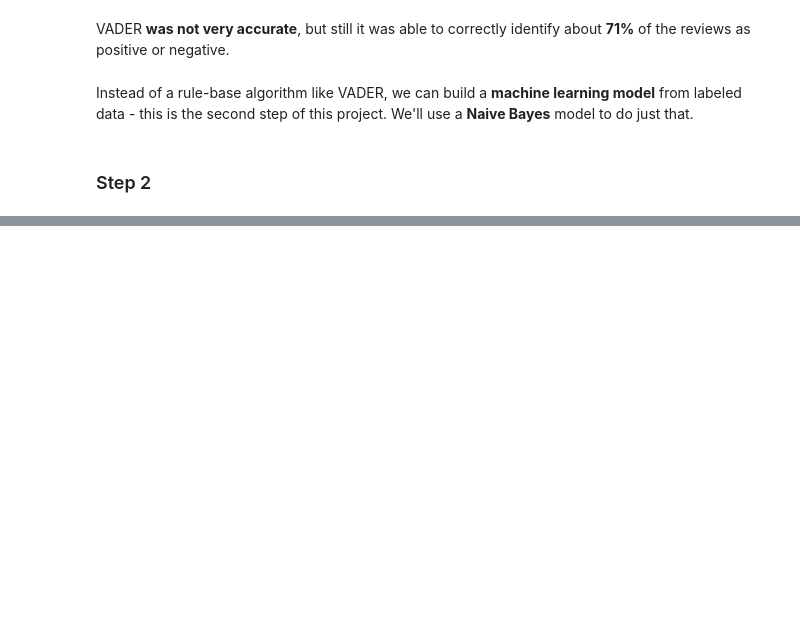
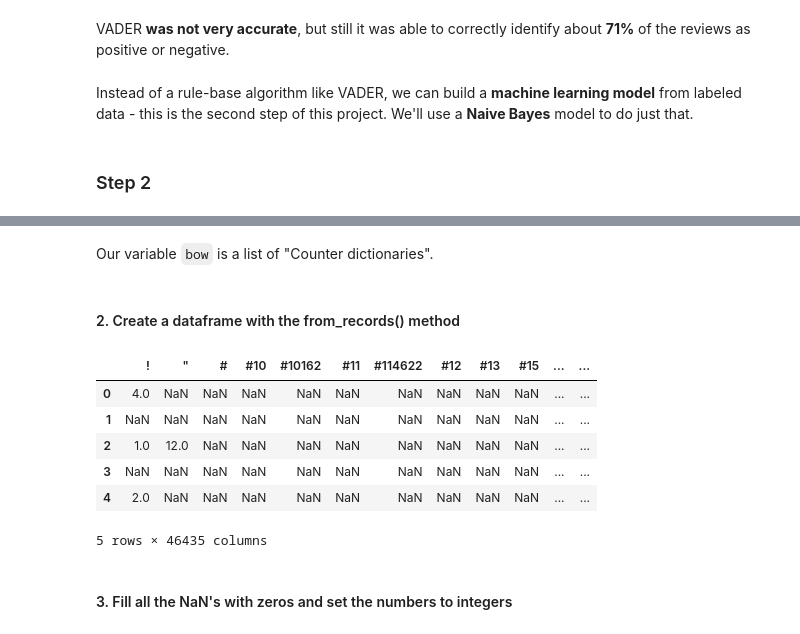
Before and after one commit to j-n-t/natural_language_processing, a Jupyter notebook: Sentiment Analysis.ipynb, the cells around one changed output, grey strips where cells are left out. Drawn from its saved outputs; the diff is of its cells as text; code cells hidden in the pictures; blank space fills up the shorter version.

```diff
--- a/Sentiment Analysis.ipynb
+++ b/Sentiment Analysis.ipynb
@@ -170,0 +178,5 @@ Instead of a rule-base algorithm like VADER, we can build a **machine learning m
+# %%
+bow = []
+from collections import Counter
+for review in df['review']:
+    bow.append(Counter(casual_tokenize(review)))
@@ -170,0 +204,18 @@ Instead of a rule-base algorithm like VADER, we can build a **machine learning m
+# %% [markdown]
+Our variable `bow` is a list of "Counter dictionaries".
+# %% [markdown]
+#### 2. Create a dataframe with the from_records() method
+# %%
+df_bow = pd.DataFrame.from_records(bow)
+# %%
+df_bow.head()
+# %% [output]
+|  | ! | " | # | #10 | #10162 | #11 | #114622 | #12 | #13 | #15 | ... | ... |
+| 0 | 4.0 | NaN | NaN | NaN | NaN | NaN | NaN | NaN | NaN | NaN | ... | ... |
+| 1 | NaN | NaN | NaN | NaN | NaN | NaN | NaN | NaN | NaN | NaN | ... | ... |
+| 2 | 1.0 | 12.0 | NaN | NaN | NaN | NaN | NaN | NaN | NaN | NaN | ... | ... |
+| 3 | NaN | NaN | NaN | NaN | NaN | NaN | NaN | NaN | NaN | NaN | ... | ... |
+| 4 | 2.0 | NaN | NaN | NaN | NaN | NaN | NaN | NaN | NaN | NaN | ... | ... |
+5 rows × 46435 columns
+# %% [markdown]
+#### 3. Fill all the NaN's  with zeros and set the numbers to integers
```
Also changed, not shown: parts of 23 cells of this notebook, 1 other file.
